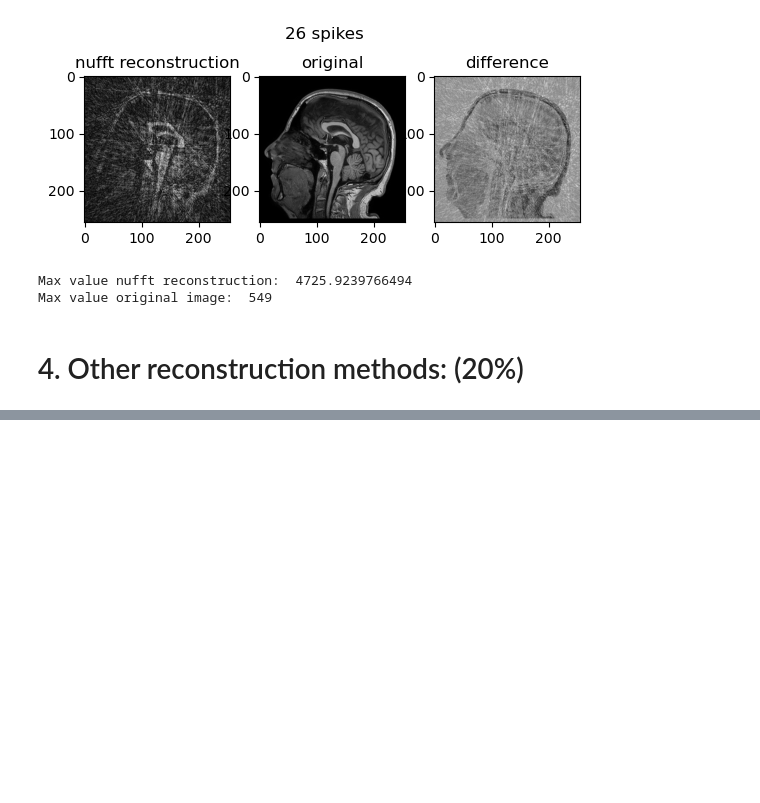
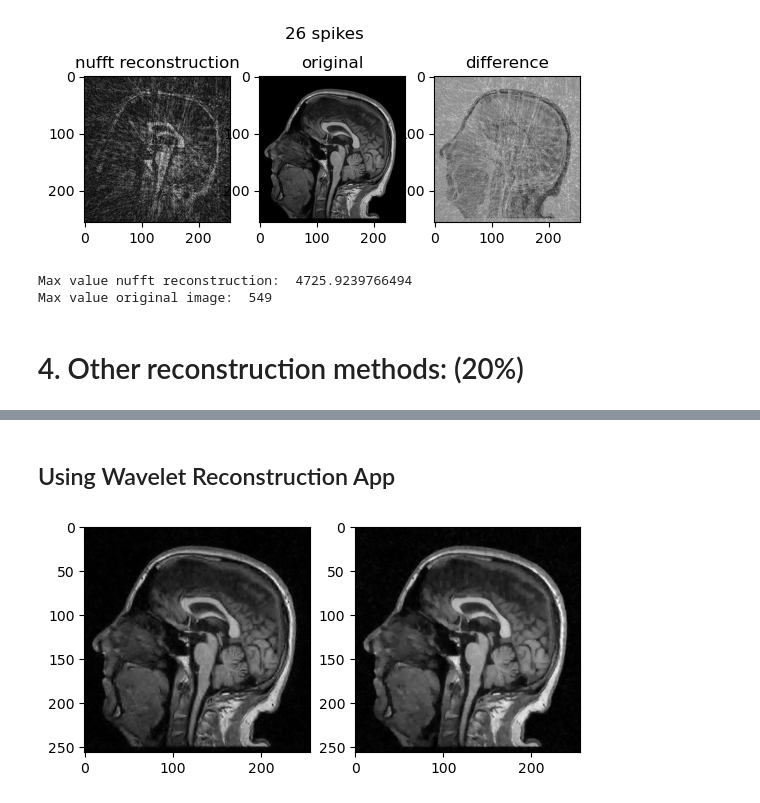
Before and after one commit to lassestahnke/HL2027_recon, a Jupyter notebook: HL2027_project_1.ipynb, the cells around one changed output, grey strips where cells are left out. Drawn from its saved outputs; the diff is of its cells as text; code cells hidden in the pictures; blank space fills up the shorter version.

```diff
--- a/HL2027_project_1.ipynb
+++ b/HL2027_project_1.ipynb
@@ -427,0 +404,36 @@ class L1WaveletRecon(sp.app.App):
+# %% [markdown]
+## Using Wavelet Reconstruction App
+# %%
+spikes = 128
+
+fft_t1_slice = sp.fft(t1_slice, center=True)
+coord_wl = sp.mri.radial((spikes,255,2), (256,256)) + 255/2
+
+# mask with rounded values and then cast to int
+coord_round_wl = (coord_wl).round()
+coord_round_wl = np.array(coord_round_wl, dtype=int)
+mask_round_wl = np.zeros((256, 256))
+mask_round_wl[coord_round_wl[:, :, 0].flatten(), coord_round_wl[:, :, 1].flatten()] = 1
+ksp_wavelet = fft_t1_slice * mask_round_wl
+
+# since we only have one coil, expand dimension, so that first index is the coil index
+ksp_wavelet = np.expand_dims(ksp_wavelet, axis=0)
+
+lamda_wl = 5
+n_iter = 100
+mps = sp.mri.app.EspiritCalib(ksp=ksp_wavelet).run()
+img_wl = sp.mri.app.L1WaveletRecon(y=ksp_wavelet, mps=mps, lamda=lamda_wl, max_iter=n_iter).run()
+
+lamda_tv = 2.5
+img_tv = sp.mri.app.TotalVariationRecon(ksp_wavelet, mps, lamda_tv).run()
+
+
+plt.figure()
+plt.subplot(121)
+plt.imshow(abs(img_wl), cmap="gray")
+
+plt.subplot(122)
+plt.imshow(abs(img_tv), cmap="gray")
+plt.show()
+# %% [output]
+[figure, added]
```
Also changed, not shown: parts of 4 cells of this notebook.
